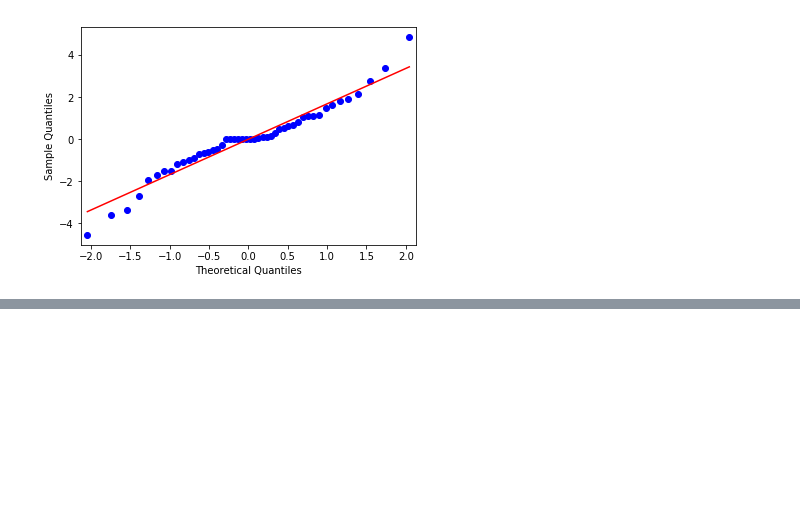
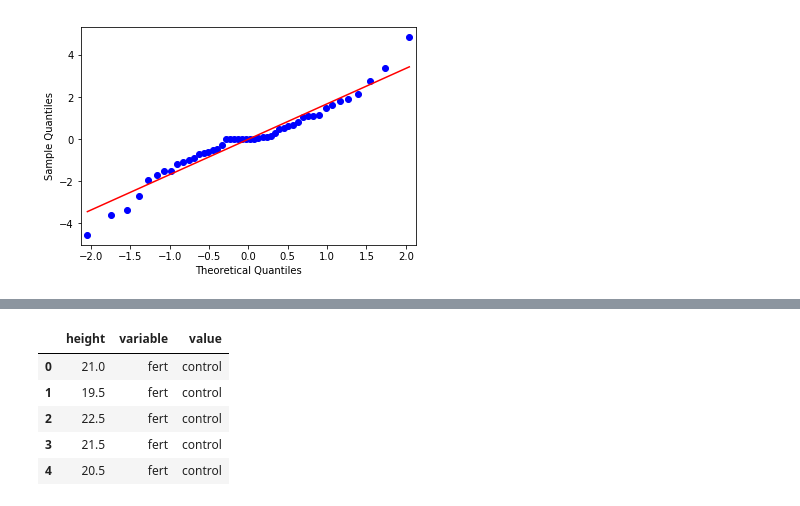
Before and after one commit to naivelogic/Machine_Learning_Notebooks, a Jupyter notebook: Data_Science/Statistical Models/Two-Factor Factorial.ipynb, the cells around one changed output, grey strips where cells are left out. Saved outputs shown, nothing was run; the diff lists cells and outputs as text; code cells hidden in the pictures; blank space fills up the shorter version.

```diff
--- a/Data_Science/Statistical Models/Two-Factor Factorial.ipynb
+++ b/Data_Science/Statistical Models/Two-Factor Factorial.ipynb
@@ -89,0 +78,10 @@ plt.show()
+# %%
+df_melt = pd.melt(df.reset_index(), id_vars = ['height'], value_vars=['fert', 'species'])
+df_melt.head()
+# %% [output]
+|  | height | variable | value |
+| 0 | 21.0 | fert | control |
+| 1 | 19.5 | fert | control |
+| 2 | 22.5 | fert | control |
+| 3 | 21.5 | fert | control |
+| 4 | 20.5 | fert | control |
```
Also changed, not shown: parts of 12 cells of this notebook.
